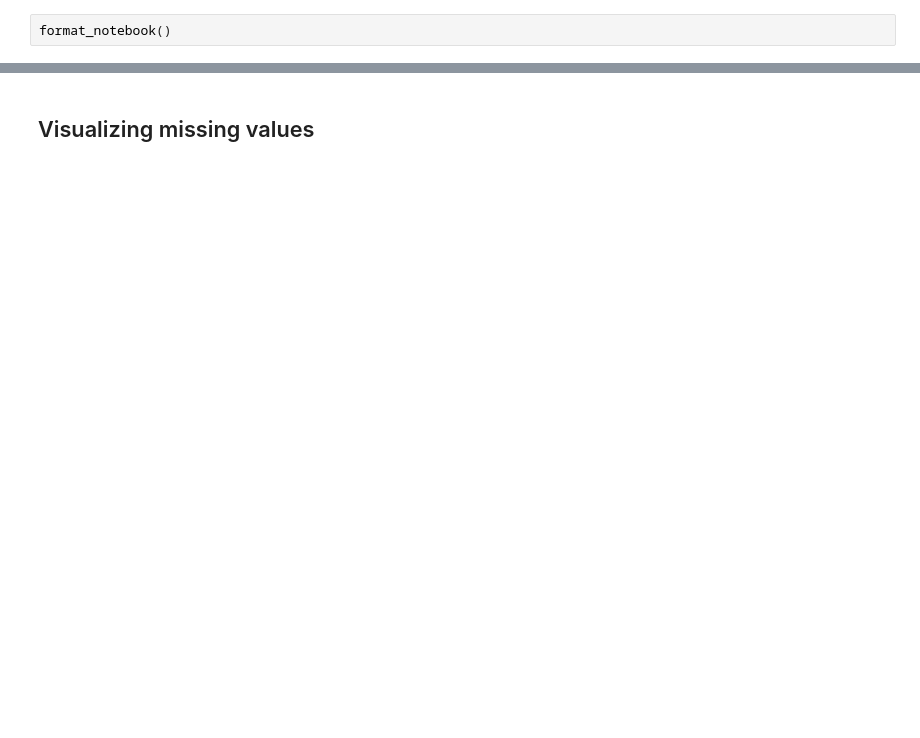
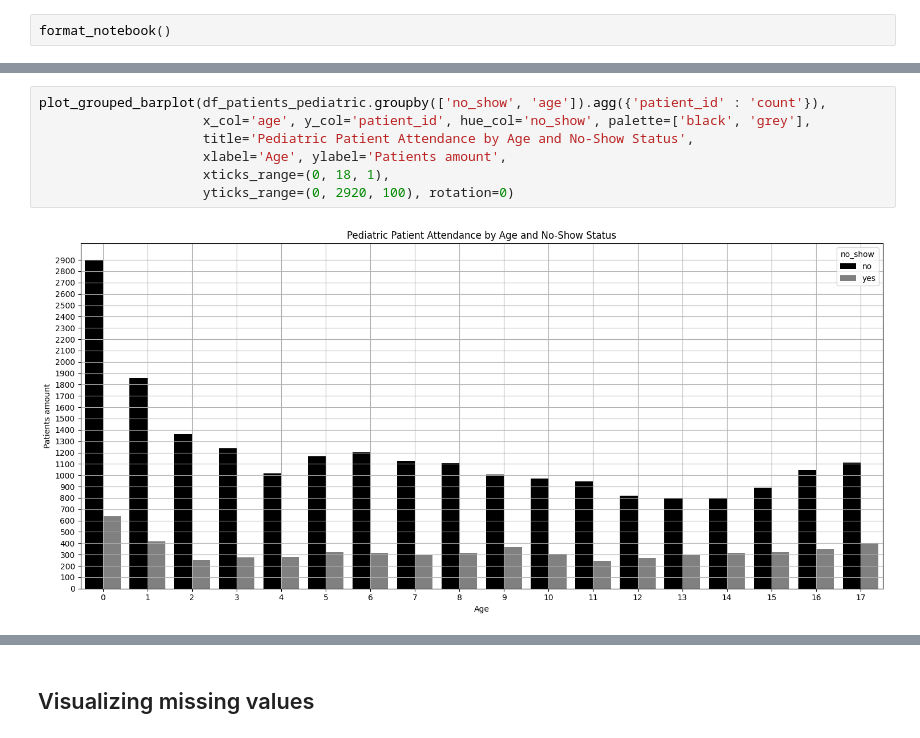
Before and after one commit to LuisPastranaLemus/Data-Driven-Insights-on-Patient-No-Shows, a Jupyter notebook: notebooks/01-eda.ipynb, the cells around one changed output, grey strips where cells are left out. Drawn from its saved outputs; the diff is of its cells as text; blank space fills up the shorter version.

```diff
--- a/notebooks/01-eda.ipynb
+++ b/notebooks/01-eda.ipynb
@@ -36,0 +73,9 @@ format_notebook()
+# %%
+plot_grouped_barplot(df_patients_pediatric.groupby(['no_show', 'age']).agg({'patient_id' : 'count'}),
+                     x_col='age', y_col='patient_id', hue_col='no_show', palette=['black', 'grey'],
+                     title='Pediatric Patient Attendance by Age and No-Show Status',
+                     xlabel='Age', ylabel='Patients amount',
+                     xticks_range=(0, 18, 1),
+                     yticks_range=(0, 2920, 100), rotation=0)
+# %% [output]
+[figure, added]
```
Also changed, not shown: parts of 30 cells of this notebook, 6 other files.
